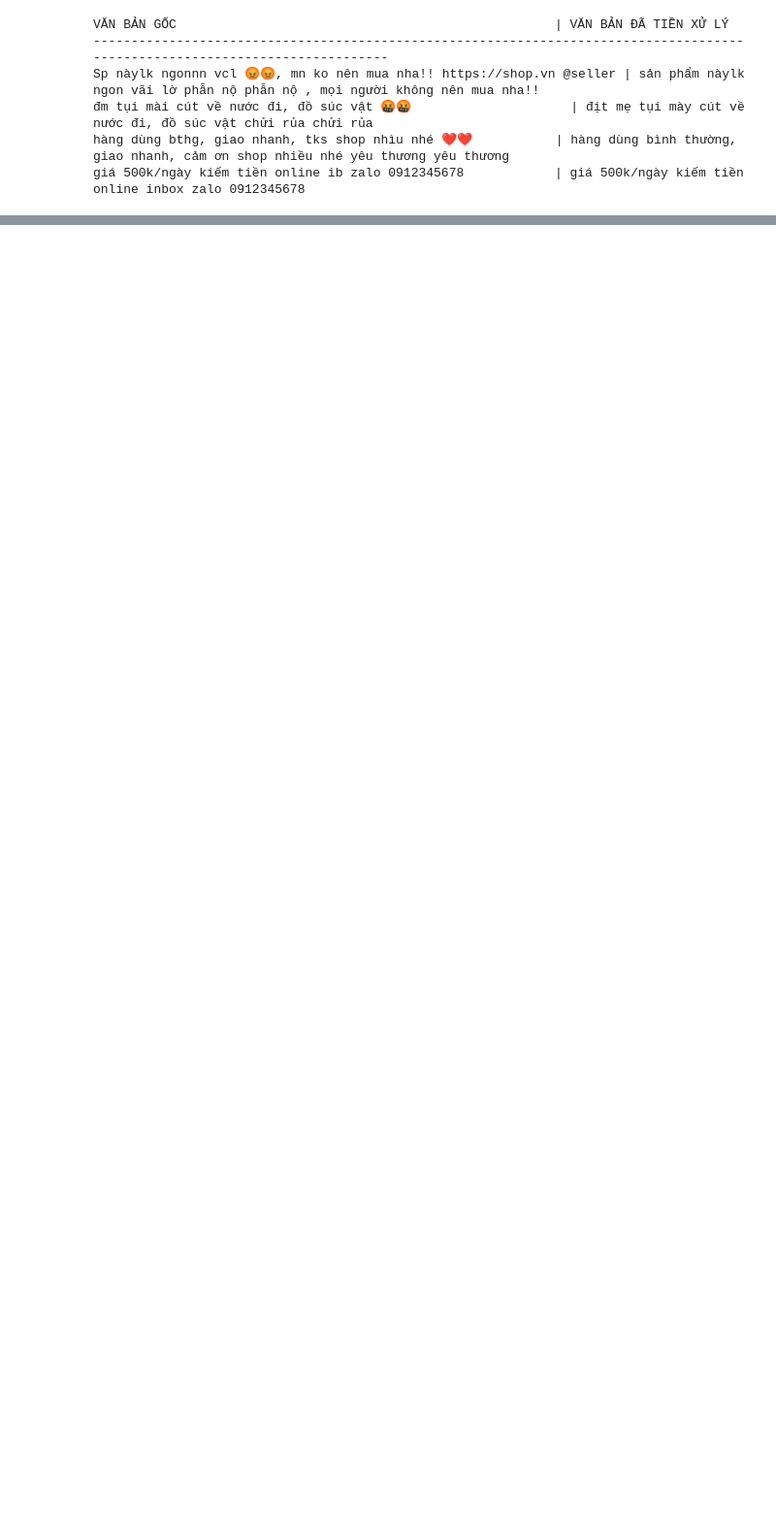
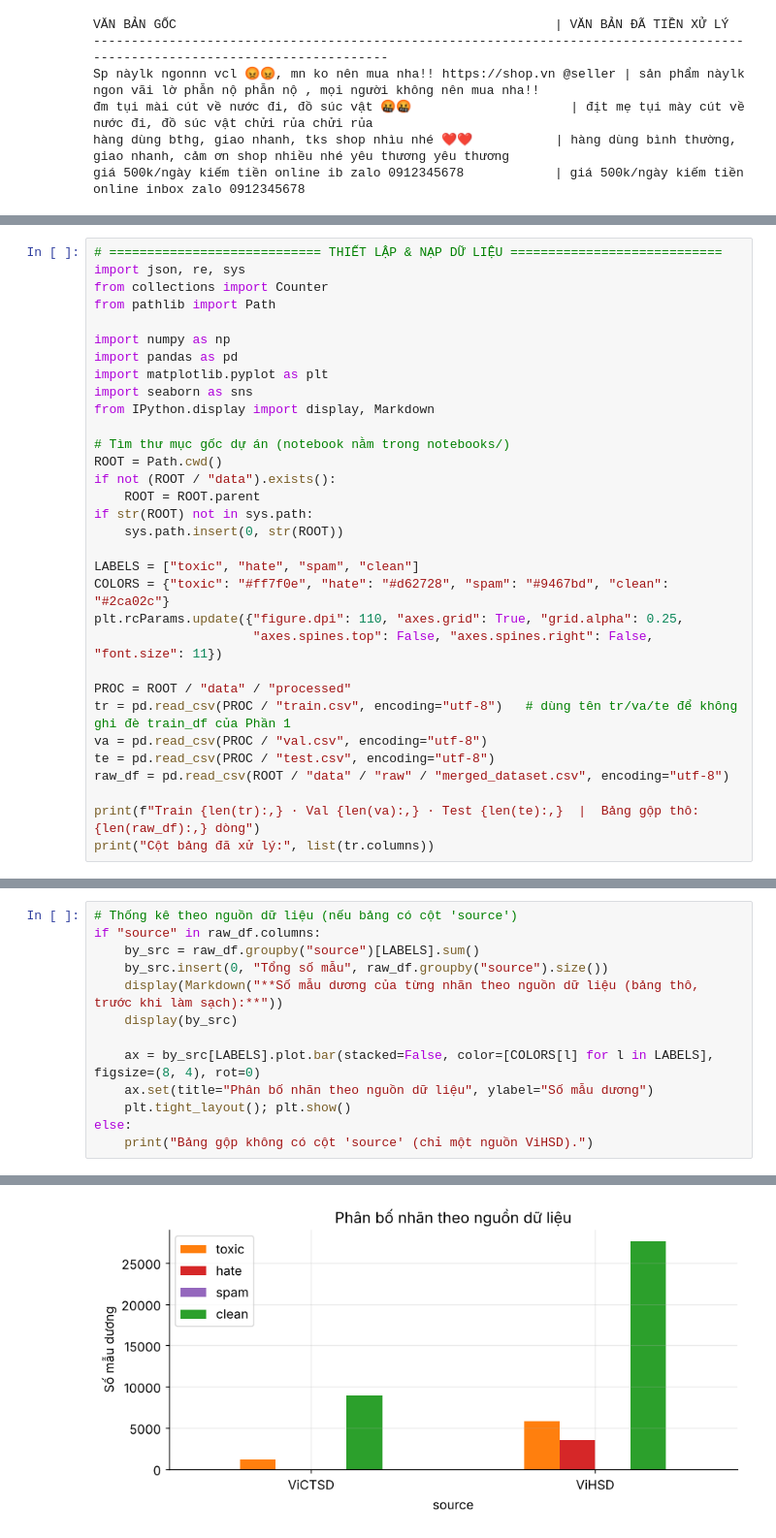
Before and after one commit to hanhhanh0508/vietnamese-toxic-comment-detection, a Jupyter notebook: notebooks/01_eda_and_preprocessing.ipynb, the cells around one changed output, grey strips where cells are left out. Shown at 97% size. Drawn from its saved outputs; the diff is of its cells as text; blank space fills up the shorter version.

```diff
--- a/notebooks/01_eda_and_preprocessing.ipynb
+++ b/notebooks/01_eda_and_preprocessing.ipynb
@@ -276,0 +303,32 @@ giá 500k/ngày kiếm tiền online ib zalo 0912345678            | giá 500k/n
+# %%
+# ============================ THIẾT LẬP & NẠP DỮ LIỆU ============================
+import json, re, sys
+from collections import Counter
+from pathlib import Path
+
+import numpy as np
+import pandas as pd
+import matplotlib.pyplot as plt
+import seaborn as sns
+from IPython.display import display, Markdown
+
+# Tìm thư mục gốc dự án (notebook nằm trong notebooks/)
+ROOT = Path.cwd()
+if not (ROOT / "data").exists():
+    ROOT = ROOT.parent
+if str(ROOT) not in sys.path:
+    sys.path.insert(0, str(ROOT))
+
+LABELS = ["toxic", "hate", "spam", "clean"]
+COLORS = {"toxic": "#ff7f0e", "hate": "#d62728", "spam": "#9467bd", "clean": "#2ca02c"}
+plt.rcParams.update({"figure.dpi": 110, "axes.grid": True, "grid.alpha": 0.25,
+                     "axes.spines.top": False, "axes.spines.right": False, "font.size": 11})
+
+PROC = ROOT / "data" / "processed"
+tr = pd.read_csv(PROC / "train.csv", encoding="utf-8")   # dùng tên tr/va/te để không ghi đè train_df của Phần 1
+va = pd.read_csv(PROC / "val.csv", encoding="utf-8")
+te = pd.read_csv(PROC / "test.csv", encoding="utf-8")
+raw_df = pd.read_csv(ROOT / "data" / "raw" / "merged_dataset.csv", encoding="utf-8")
+
+print(f"Train {len(tr):,} · Val {len(va):,} · Test {len(te):,}  |  Bảng gộp thô: {len(raw_df):,} dòng")
+print("Cột bảng đã xử lý:", list(tr.columns))
@@ -276,0 +351,14 @@ giá 500k/ngày kiếm tiền online ib zalo 0912345678            | giá 500k/n
+# %%
+# Thống kê theo nguồn dữ liệu (nếu bảng có cột 'source')
+if "source" in raw_df.columns:
+    by_src = raw_df.groupby("source")[LABELS].sum()
+    by_src.insert(0, "Tổng số mẫu", raw_df.groupby("source").size())
+    display(Markdown("**Số mẫu dương của từng nhãn theo nguồn dữ liệu (bảng thô, trước khi làm sạch):**"))
+    display(by_src)
+
+    ax = by_src[LABELS].plot.bar(stacked=False, color=[COLORS[l] for l in LABELS], figsize=(8, 4), rot=0)
+    ax.set(title="Phân bố nhãn theo nguồn dữ liệu", ylabel="Số mẫu dương")
+    plt.tight_layout(); plt.show()
+else:
+    print("Bảng gộp không có cột 'source' (chỉ một nguồn ViHSD).")
+# %% [output]
@@ -276,0 +370 @@ giá 500k/ngày kiếm tiền online ib zalo 0912345678            | giá 500k/n
+[figure, added]
```
Also changed, not shown: parts of 25 cells of this notebook, 4 other files.
